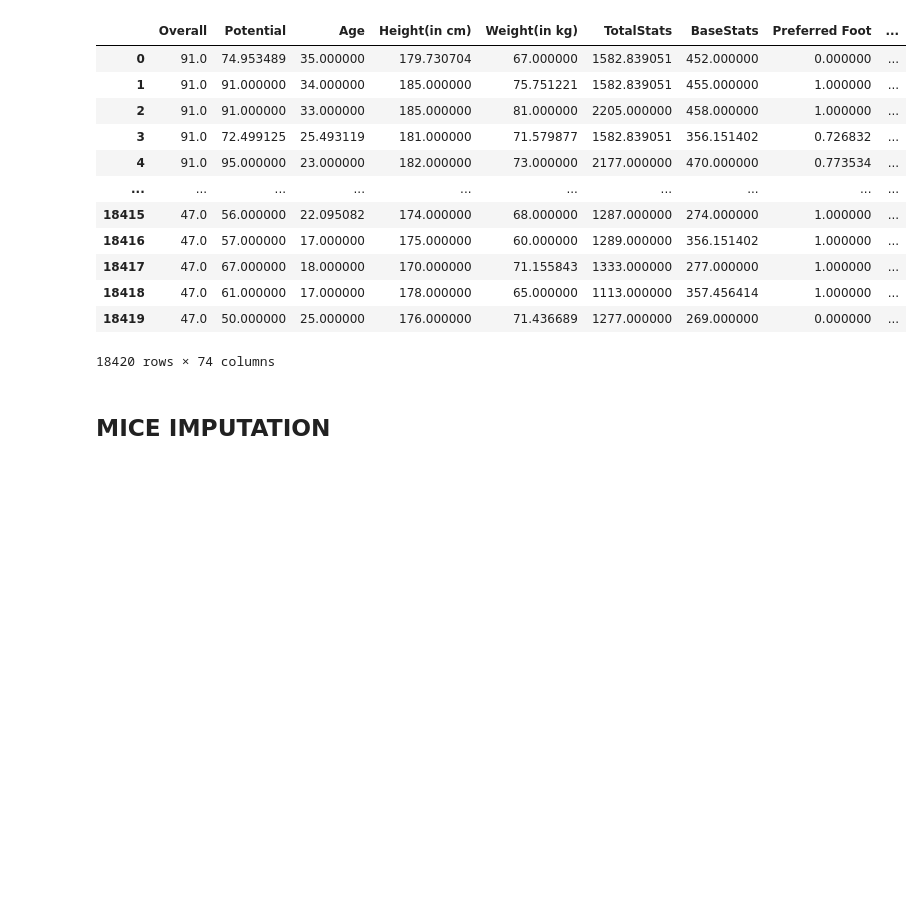
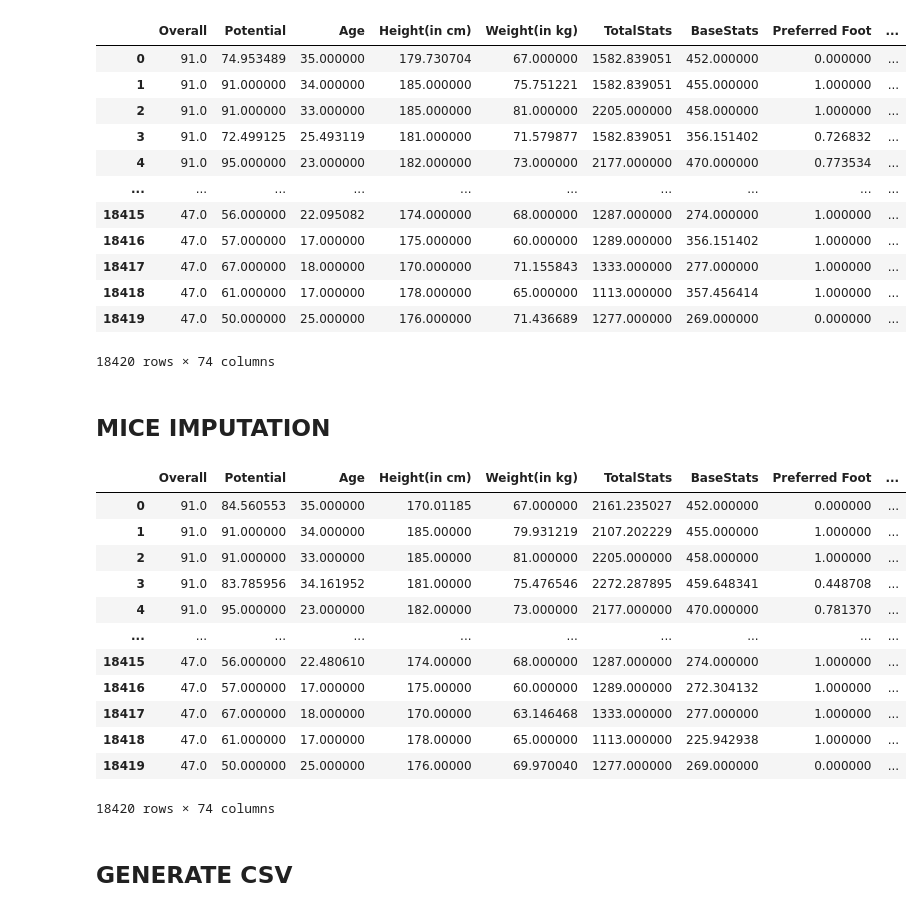
Before and after one commit to alberespi/Missing_Values_FIFA, a Jupyter notebook: imputation.ipynb, the cells around one changed output. Cells and saved outputs as stored; diff of their text form; code cells hidden in the pictures; blank space fills up the shorter version.

```diff
--- a/imputation.ipynb
+++ b/imputation.ipynb
@@ -111 +111,19 @@ for p in probs:
         dfs[f'{key}_mice_imputed'] = pd.DataFrame(dfs[f'{key}_mice_imputed'], columns=dfs[key].columns)
+# %%
+mar_dfs['mar_df_30_mice_imputed']
+# %% [output]
+|  | Overall | Potential | Age | Height(in cm) | Weight(in kg) | TotalStats | BaseStats | Preferred Foot | ... |
+| 0 | 91.0 | 84.560553 | 35.000000 | 170.01185 | 67.000000 | 2161.235027 | 452.000000 | 0.000000 | ... |
+| 1 | 91.0 | 91.000000 | 34.000000 | 185.00000 | 79.931219 | 2107.202229 | 455.000000 | 1.000000 | ... |
+| 2 | 91.0 | 91.000000 | 33.000000 | 185.00000 | 81.000000 | 2205.000000 | 458.000000 | 1.000000 | ... |
+| 3 | 91.0 | 83.785956 | 34.161952 | 181.00000 | 75.476546 | 2272.287895 | 459.648341 | 0.448708 | ... |
+| 4 | 91.0 | 95.000000 | 23.000000 | 182.00000 | 73.000000 | 2177.000000 | 470.000000 | 0.781370 | ... |
+| ... | ... | ... | ... | ... | ... | ... | ... | ... | ... |
+| 18415 | 47.0 | 56.000000 | 22.480610 | 174.00000 | 68.000000 | 1287.000000 | 274.000000 | 1.000000 | ... |
+| 18416 | 47.0 | 57.000000 | 17.000000 | 175.00000 | 60.000000 | 1289.000000 | 272.304132 | 1.000000 | ... |
+| 18417 | 47.0 | 67.000000 | 18.000000 | 170.00000 | 63.146468 | 1333.000000 | 277.000000 | 1.000000 | ... |
+| 18418 | 47.0 | 61.000000 | 17.000000 | 178.00000 | 65.000000 | 1113.000000 | 225.942938 | 1.000000 | ... |
+| 18419 | 47.0 | 50.000000 | 25.000000 | 176.00000 | 69.970040 | 1277.000000 | 269.000000 | 0.000000 | ... |
+18420 rows × 74 columns
+# %% [markdown]
+## **GENERATE CSV**
```
Also changed, not shown: parts of 2 cells of this notebook, 43 other files.
